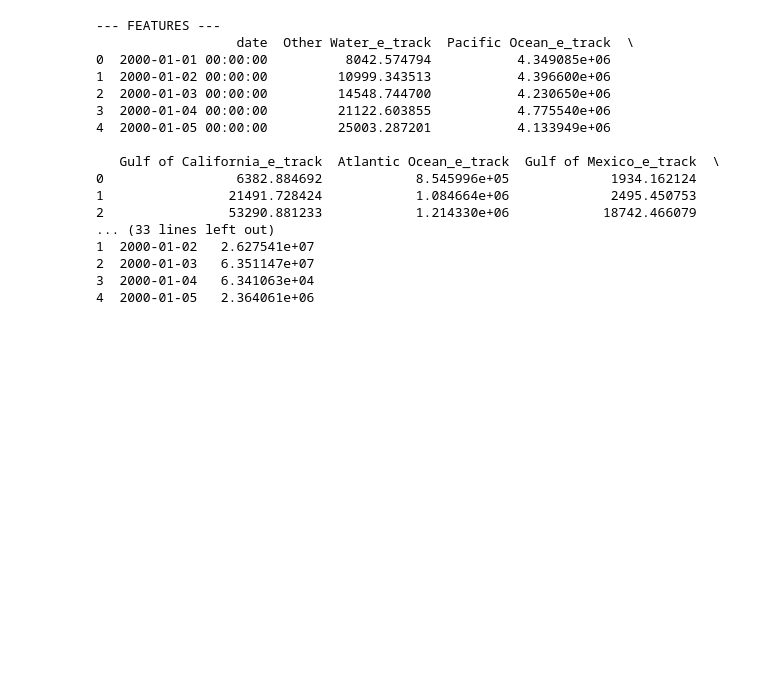
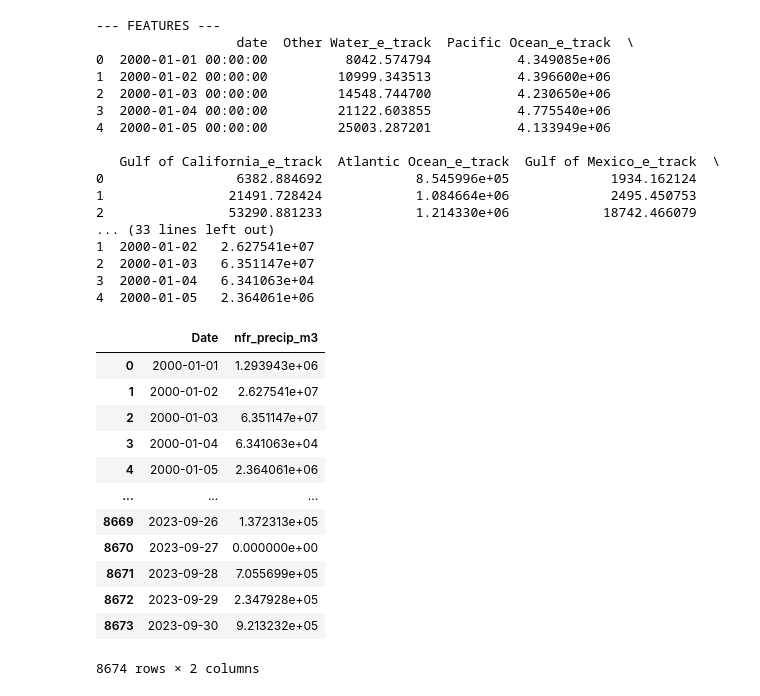
Before and after one commit to khumphreys-csu/Data_Driven_Prediction, a Jupyter notebook: random_forrest_forecast.ipynb, the cells around one changed output. Saved outputs shown, nothing was run; the diff lists cells and outputs as text; code cells hidden in the pictures; blank space fills up the shorter version.

```diff
--- a/random_forrest_forecast.ipynb
+++ b/random_forrest_forecast.ipynb
@@ -44,3 +53,19 @@ print(y.head())
 2  2000-01-03   6.351147e+07
 3  2000-01-04   6.341063e+04
 4  2000-01-05   2.364061e+06
+# %%
+y
+# %% [output]
+|  | Date | nfr_precip_m3 |
+| 0 | 2000-01-01 | 1.293943e+06 |
+| 1 | 2000-01-02 | 2.627541e+07 |
+| 2 | 2000-01-03 | 6.351147e+07 |
+| 3 | 2000-01-04 | 6.341063e+04 |
+| 4 | 2000-01-05 | 2.364061e+06 |
+| ... | ... | ... |
+| 8669 | 2023-09-26 | 1.372313e+05 |
+| 8670 | 2023-09-27 | 0.000000e+00 |
+| 8671 | 2023-09-28 | 7.055699e+05 |
+| 8672 | 2023-09-29 | 2.347928e+05 |
+| 8673 | 2023-09-30 | 9.213232e+05 |
+8674 rows × 2 columns
```
Also changed, not shown: parts of 8 cells of this notebook, 1 other file.
